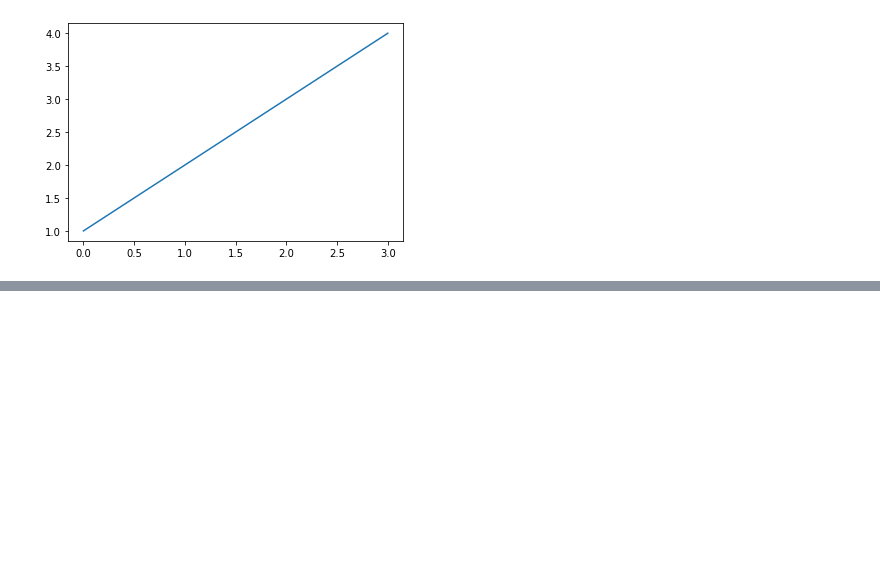
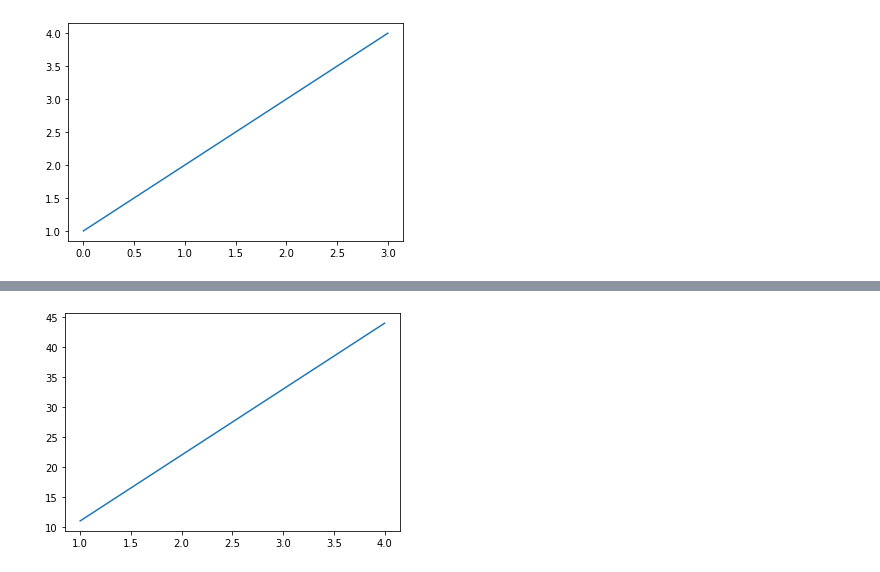
Before and after one commit to af-kuas/Proje-ve-Calimalar, a Jupyter notebook: ML - Matplotlib/introduction-to-matplotlib.ipynb, the cells around one changed output, grey strips where cells are left out. Cells and saved outputs as stored; diff of their text form; code cells hidden in the pictures; blank space fills up the shorter version.

```diff
--- a/ML - Matplotlib/introduction-to-matplotlib.ipynb
+++ b/ML - Matplotlib/introduction-to-matplotlib.ipynb
@@ -31,0 +49,6 @@ plt.plot(x,y)
+# %%
+# 3rd method (recommended)
+fig, ax = plt.subplots()
+ax.plot(x,y); # add some data
+# %% [output]
+[figure, added]
```
Also changed, not shown: parts of 3 cells of this notebook, 2 other files.
